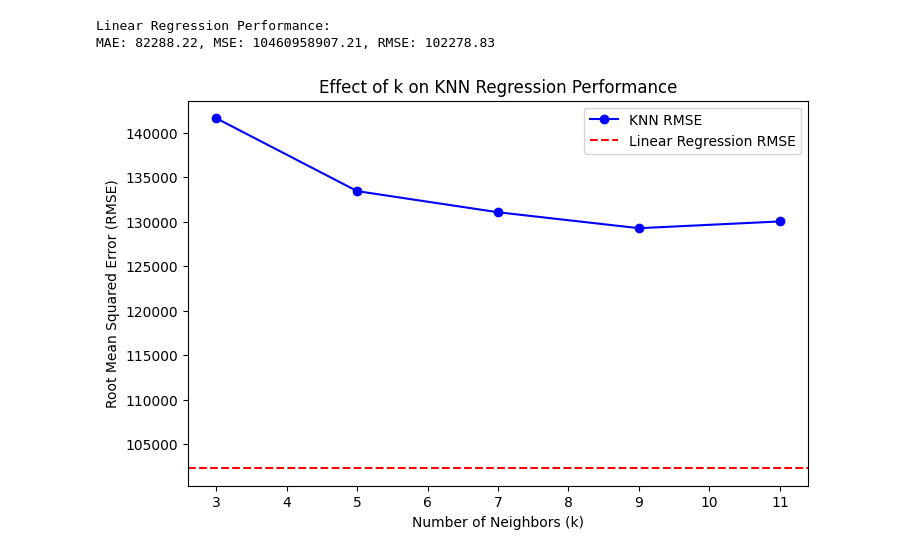
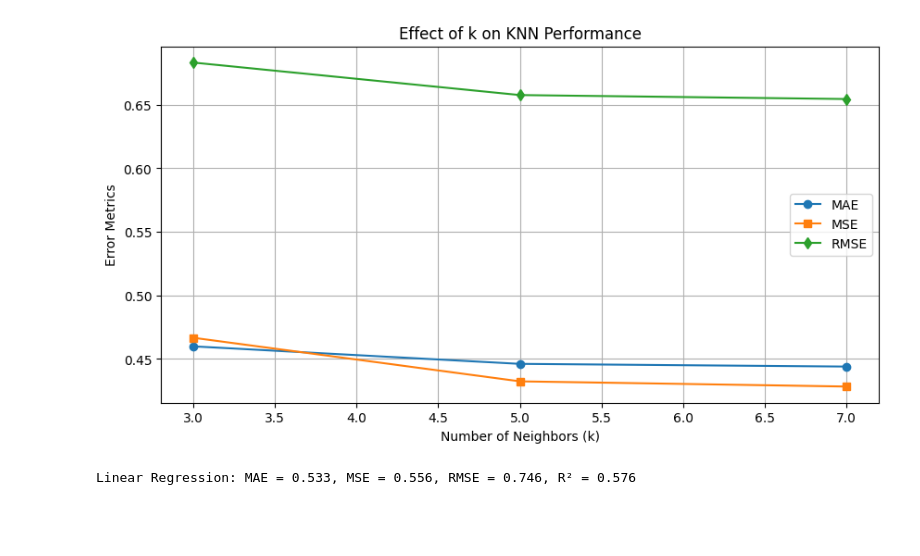
Before and after one commit to srita2003/ML_Practicals, a Jupyter notebook: Bonus_4.ipynb, the cells around one changed output. Saved outputs shown, nothing was run; the diff lists cells and outputs as text; code cells hidden in the pictures; blank space fills up the shorter version.

```diff
--- a/Bonus_4.ipynb
+++ b/Bonus_4.ipynb
@@ -40,3 +41,4 @@ y = df['Price']
 # %%
-X_train, X_test, y_train, y_test = train_test_split(X, y, test_size=0.4, random_state=101)
+# Split into training and testing sets
+X_train, X_test, y_train, y_test = train_test_split(X, y, test_size=0.2, random_state=42)
 # %%
@@ -60 +76,17 @@ for k in k_values:
+# %%
+results_df = pd.DataFrame(results)
+# %%
+# Plot k vs model performance
+plt.figure(figsize=(10,5))
+plt.plot(results_df['k'], results_df['MAE'], marker='o', label='MAE')
+plt.plot(results_df['k'], results_df['MSE'], marker='s', label='MSE')
+plt.plot(results_df['k'], results_df['RMSE'], marker='d', label='RMSE')
+plt.xlabel('Number of Neighbors (k)')
+plt.ylabel('Error Metrics')
+plt.title('Effect of k on KNN Performance')
+plt.legend()
+plt.grid()
+plt.show()
+# %% [output]
+[figure, added]
 # %%
@@ -66,19 +98,9 @@ lin_mae, lin_mse, lin_rmse = evaluate_model(y_test, y_pred_lr)
-# %%
-# Print Performance Metrics
-print("Linear Regression Performance:")
-print(f"MAE: {lin_mae:.2f}, MSE: {lin_mse:.2f}, RMSE: {lin_rmse:.2f}\n")
-# %% [output]
-Linear Regression Performance:
-MAE: 82288.22, MSE: 10460958907.21, RMSE: 102278.83
-# %%
-# Plot the impact of k on RMSE
-plt.figure(figsize=(8, 5))
-plt.plot(k_values, knn_rmse, marker='o', linestyle='-', color='b', label='KNN RMSE')
-plt.axhline(y=lin_rmse, color='r', linestyle='--', label='Linear Regression RMSE')
-plt.xlabel("Number of Neighbors (k)")
-plt.ylabel("Root Mean Squared Error (RMSE)")
-plt.title("Effect of k on KNN Regression Performance")
-plt.legend()
-plt.show()
-# %% [output]
-[figure, removed]
+# %%
+mae_lr = mean_absolute_error(y_test, y_pred_lr)
+mse_lr = mean_squared_error(y_test, y_pred_lr)
+rmse_lr = np.sqrt(mse_lr)
+r2_lr = r2_score(y_test, y_pred_lr)
+
+print(f"Linear Regression: MAE = {mae_lr:.3f}, MSE = {mse_lr:.3f}, RMSE = {rmse_lr:.3f}, R² = {r2_lr:.3f}")
+# %% [output]
+Linear Regression: MAE = 0.533, MSE = 0.556, RMSE = 0.746, R² = 0.576
```
Also changed, not shown: parts of 12 cells of this notebook.
